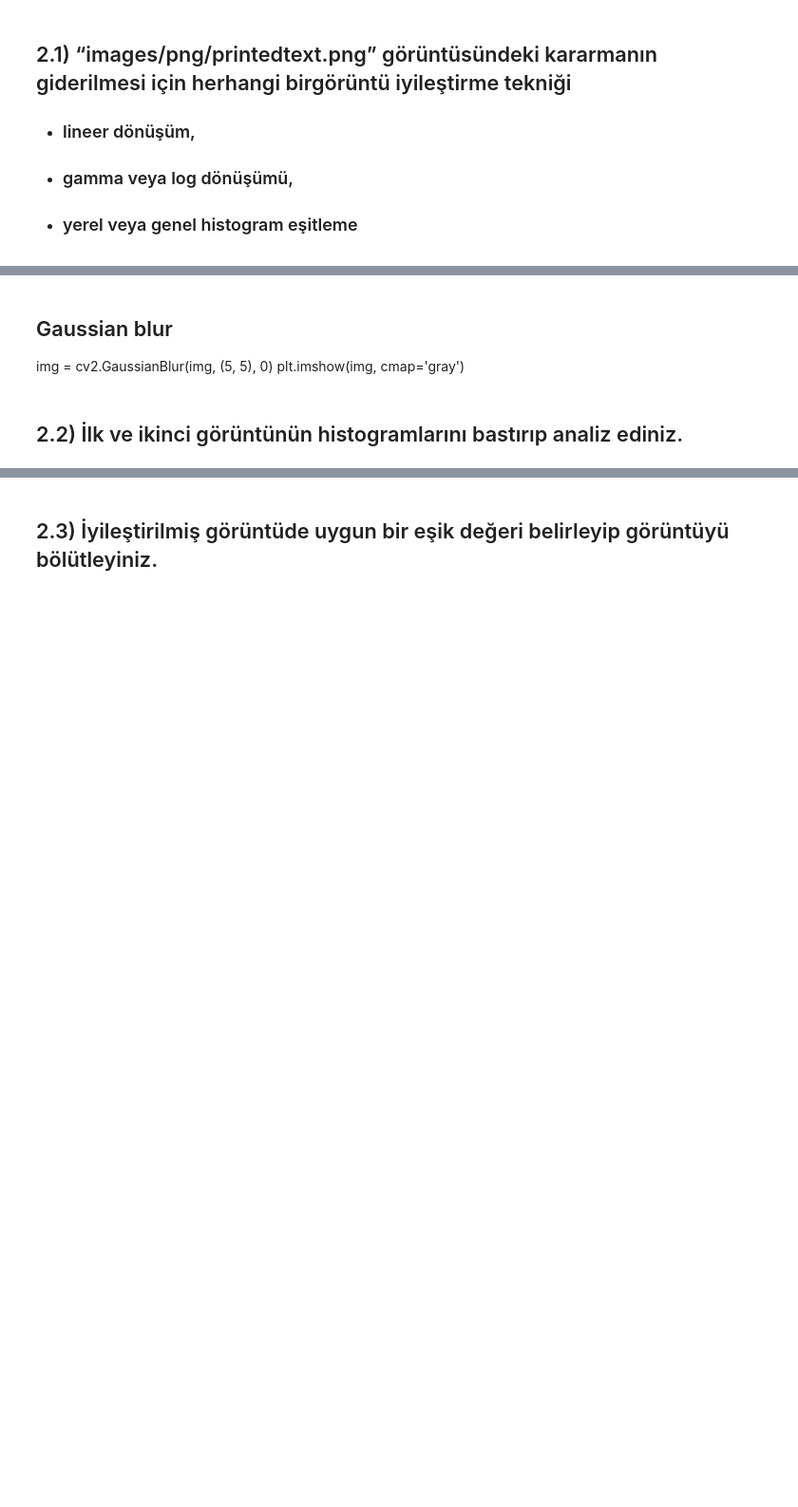
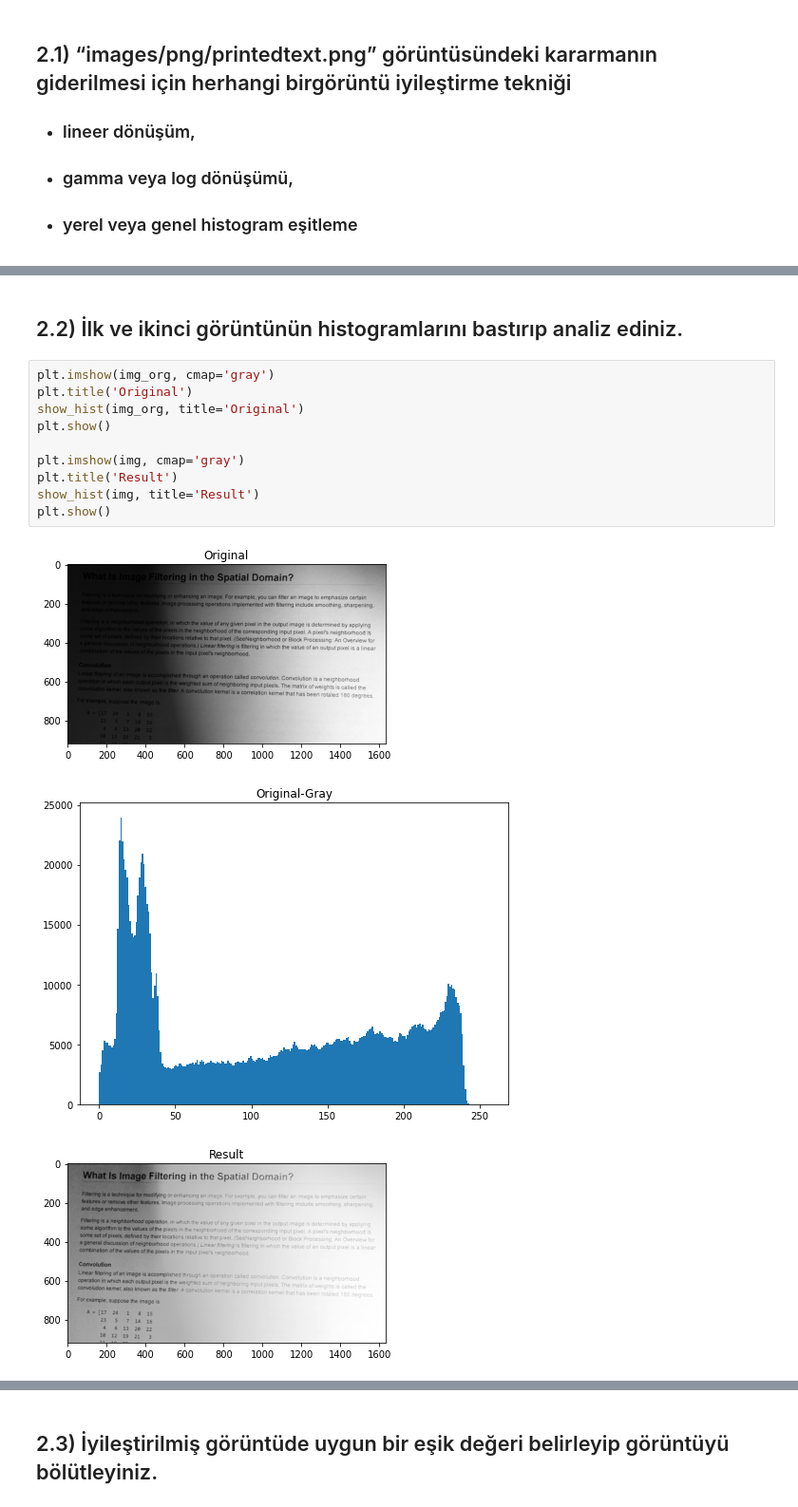
Before and after one commit to melihozaydin/MSc_Projects, a Jupyter notebook: BM5113 - Bilgisayarla Görme/hw1/1.2.ipynb, the cells around one changed output, grey strips where cells are left out. Shown at 95% size. Cells and saved outputs as stored; diff of their text form; blank space fills up the shorter version.

```diff
--- a/BM5113 - Bilgisayarla Görme/hw1/1.2.ipynb
+++ b/BM5113 - Bilgisayarla Görme/hw1/1.2.ipynb
@@ -100,6 +81,16 @@ plt.show()
-# %% [markdown]
-## Gaussian blur
-img = cv2.GaussianBlur(img, (5, 5), 0)
-plt.imshow(img, cmap='gray')
 # %% [markdown]
 ##    2.2) İlk ve ikinci görüntünün histogramlarını bastırıp analiz ediniz.
+# %%
+plt.imshow(img_org, cmap='gray')
+plt.title('Original')
+show_hist(img_org, title='Original')
+plt.show()
+
+plt.imshow(img, cmap='gray')
+plt.title('Result')
+show_hist(img, title='Result')
+plt.show()
+# %% [output]
+[figure, added]
+[figure, added]
+[figure, added]
```
Also changed, not shown: parts of 11 cells of this notebook, 4 other files.
